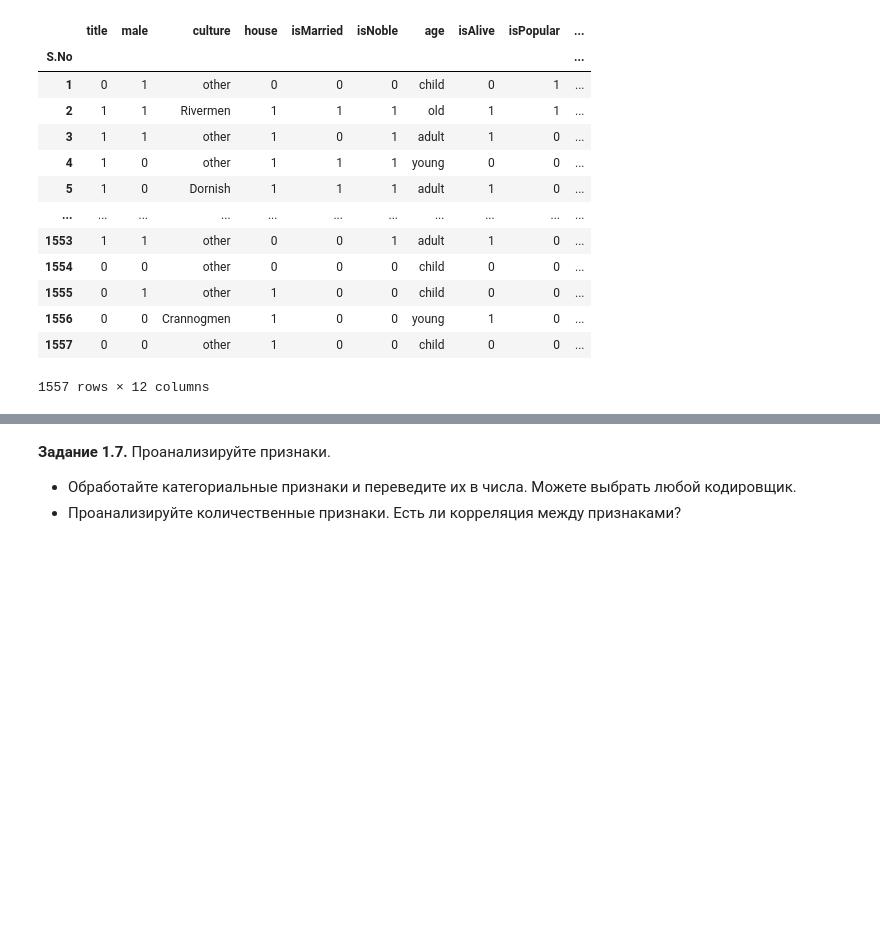
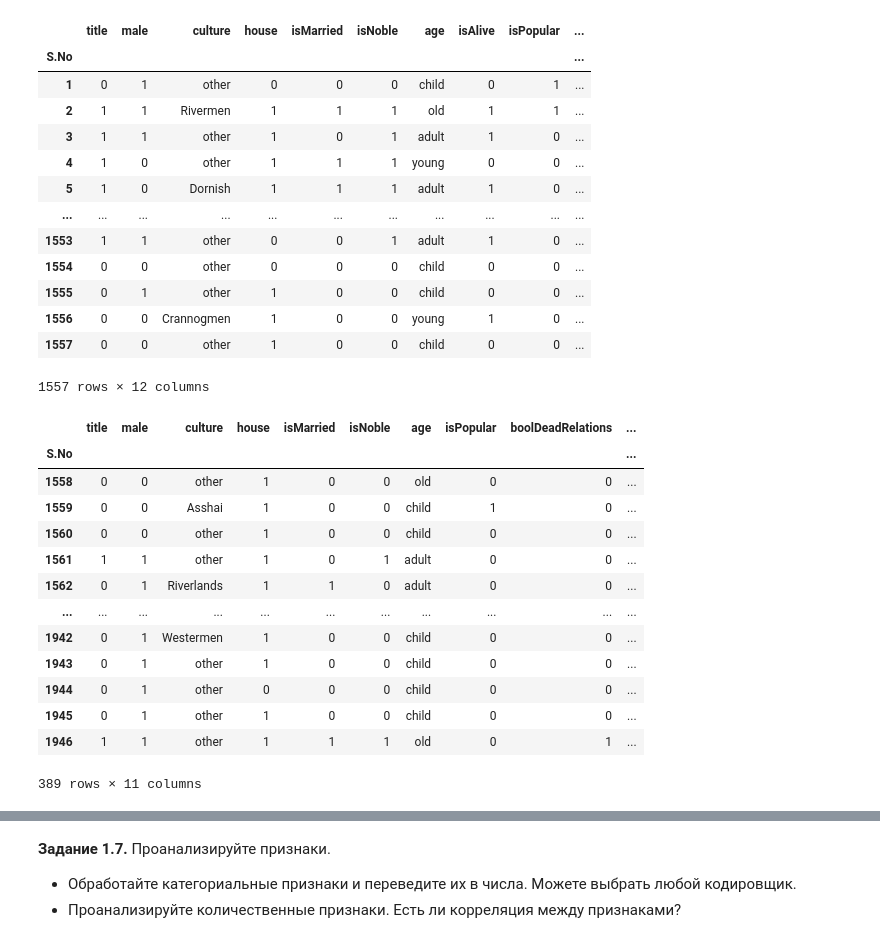
Before and after one commit to qwart6/DLS_by_MIPT, a Jupyter notebook: week_01_ml_intro/Homework/hw_1_game_of_thrones.ipynb, the cells around one changed output, grey strips where cells are left out. Drawn from its saved outputs; the diff is of its cells as text; code cells hidden in the pictures; blank space fills up the shorter version.

```diff
--- a/week_01_ml_intro/Homework/hw_1_game_of_thrones.ipynb
+++ b/week_01_ml_intro/Homework/hw_1_game_of_thrones.ipynb
@@ -405,3 +405,20 @@ data
 | 1556 | 0 | 0 | Crannogmen | 1 | 0 | 0 | young | 1 | 0 | ... |
 | 1557 | 0 | 0 | other | 1 | 0 | 0 | child | 0 | 0 | ... |
 1557 rows × 12 columns
+# %%
+data_test
+# %% [output]
+|  | title | male | culture | house | isMarried | isNoble | age | isPopular | boolDeadRelations | ... |
+| S.No |  |  |  |  |  |  |  |  |  | ... |
+| 1558 | 0 | 0 | other | 1 | 0 | 0 | old | 0 | 0 | ... |
+| 1559 | 0 | 0 | Asshai | 1 | 0 | 0 | child | 1 | 0 | ... |
+| 1560 | 0 | 0 | other | 1 | 0 | 0 | child | 0 | 0 | ... |
+| 1561 | 1 | 1 | other | 1 | 0 | 1 | adult | 0 | 0 | ... |
+| 1562 | 0 | 1 | Riverlands | 1 | 1 | 0 | adult | 0 | 0 | ... |
+| ... | ... | ... | ... | ... | ... | ... | ... | ... | ... | ... |
+| 1942 | 0 | 1 | Westermen | 1 | 0 | 0 | child | 0 | 0 | ... |
+| 1943 | 0 | 1 | other | 1 | 0 | 0 | child | 0 | 0 | ... |
+| 1944 | 0 | 1 | other | 0 | 0 | 0 | child | 0 | 0 | ... |
+| 1945 | 0 | 1 | other | 1 | 0 | 0 | child | 0 | 0 | ... |
+| 1946 | 1 | 1 | other | 1 | 1 | 1 | old | 0 | 1 | ... |
+389 rows × 11 columns
```
Also changed, not shown: parts of 5 cells of this notebook.
